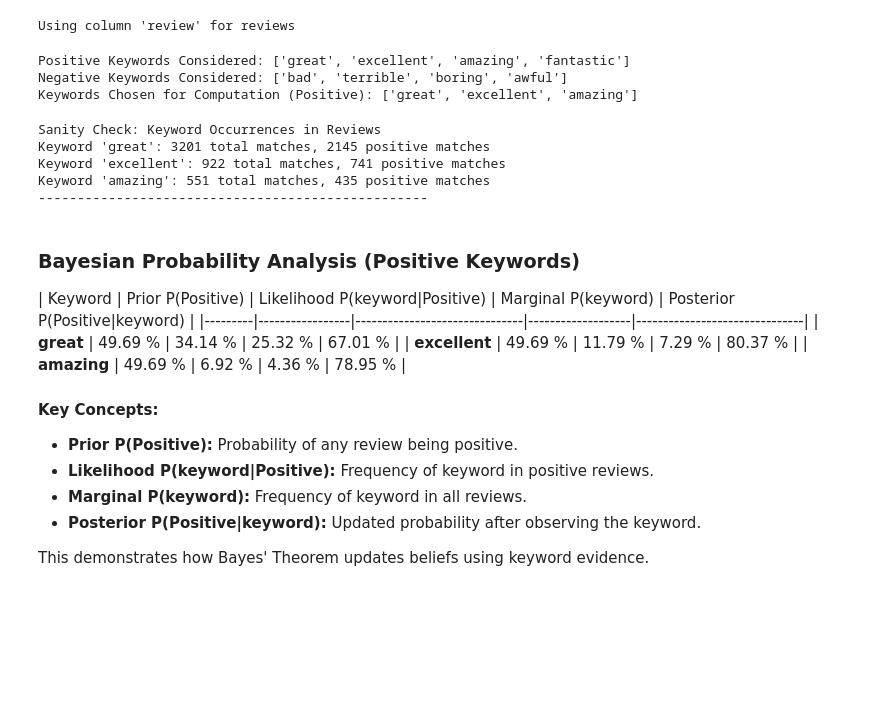
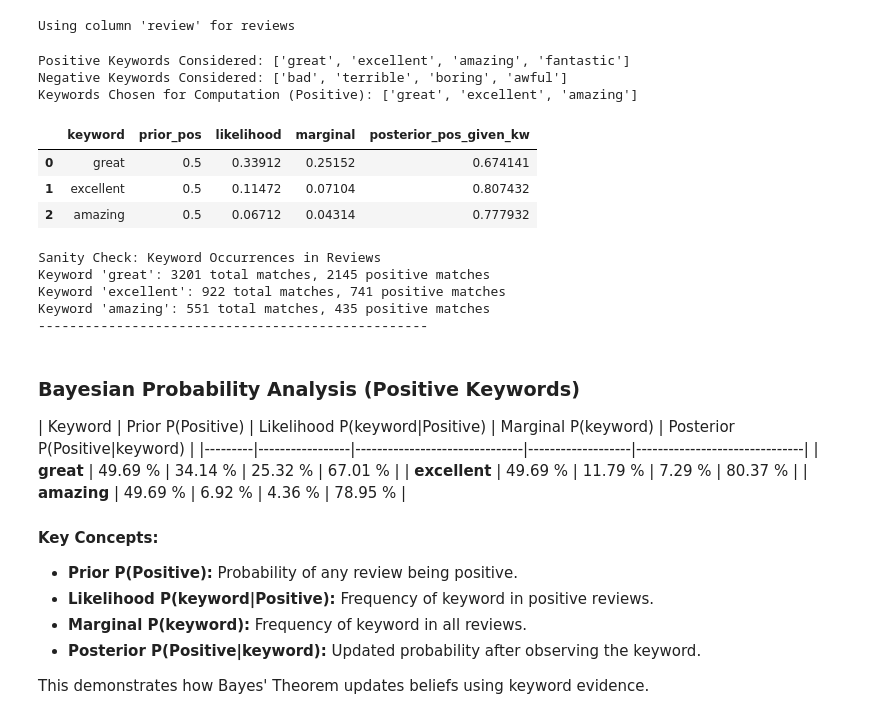
Before and after one commit to Chol1000/Formative_3_assignment, a Jupyter notebook: main_notebook_.ipynb, the cells around one changed output. Cells and saved outputs as stored; diff of their text form; code cells hidden in the pictures; blank space fills up the shorter version.

```diff
--- a/main_notebook_.ipynb
+++ b/main_notebook_.ipynb
@@ -365,31 +365,37 @@ def keyword_in_reviews(series, keyword):
 # %%
 #step 6
 # --- Bayes Computation: P(Positive | keyword) ---
 def compute_bayes_for_keyword(df, keyword, positive_label="positive"):
     # Use the sentiment column detected in Step 2
     is_positive = df[sentiment_column] == positive_label
     contains_kw = keyword_in_reviews(df["review_clean"], keyword)
 
     n_total = len(df)
     n_positive = is_positive.sum()
     n_contains = contains_kw.sum()
     n_positive_contains = (is_positive & contains_kw).sum()
 
     prior_pos = n_positive / n_total
     likelihood = n_positive_contains / n_positive if n_positive > 0 else 0
     marginal = n_contains / n_total
     posterior = (likelihood * prior_pos) / marginal if marginal > 0 else np.nan
 
     return {
         "keyword": keyword,
         "prior_pos": prior_pos,
         "likelihood": likelihood,
         "marginal": marginal,
         "posterior_pos_given_kw": posterior
     }
 
 # Compute Bayes for positive keywords only
 results_df = pd.DataFrame([compute_bayes_for_keyword(df, kw) for kw in selected_keywords])
+results_df
+# %% [output]
+|  | keyword | prior_pos | likelihood | marginal | posterior_pos_given_kw |
+| 0 | great | 0.5 | 0.33912 | 0.25152 | 0.674141 |
+| 1 | excellent | 0.5 | 0.11472 | 0.07104 | 0.807432 |
+| 2 | amazing | 0.5 | 0.06712 | 0.04314 | 0.777932 |
 # %%
 # --- Sanity Check: Keyword Matches ---
 print("\nSanity Check: Keyword Occurrences in Reviews")
```
Also changed, not shown: parts of 2 cells of this notebook.
